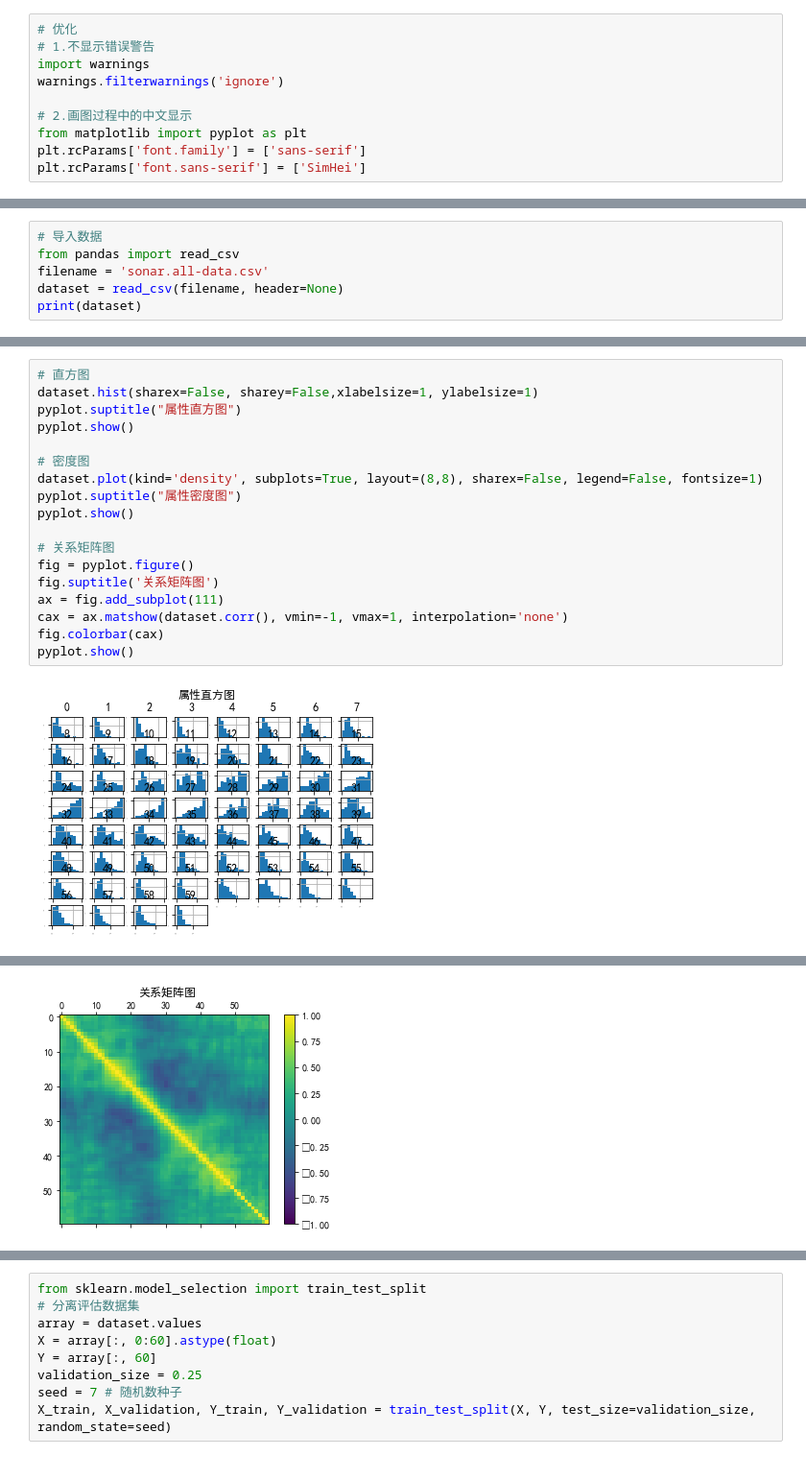
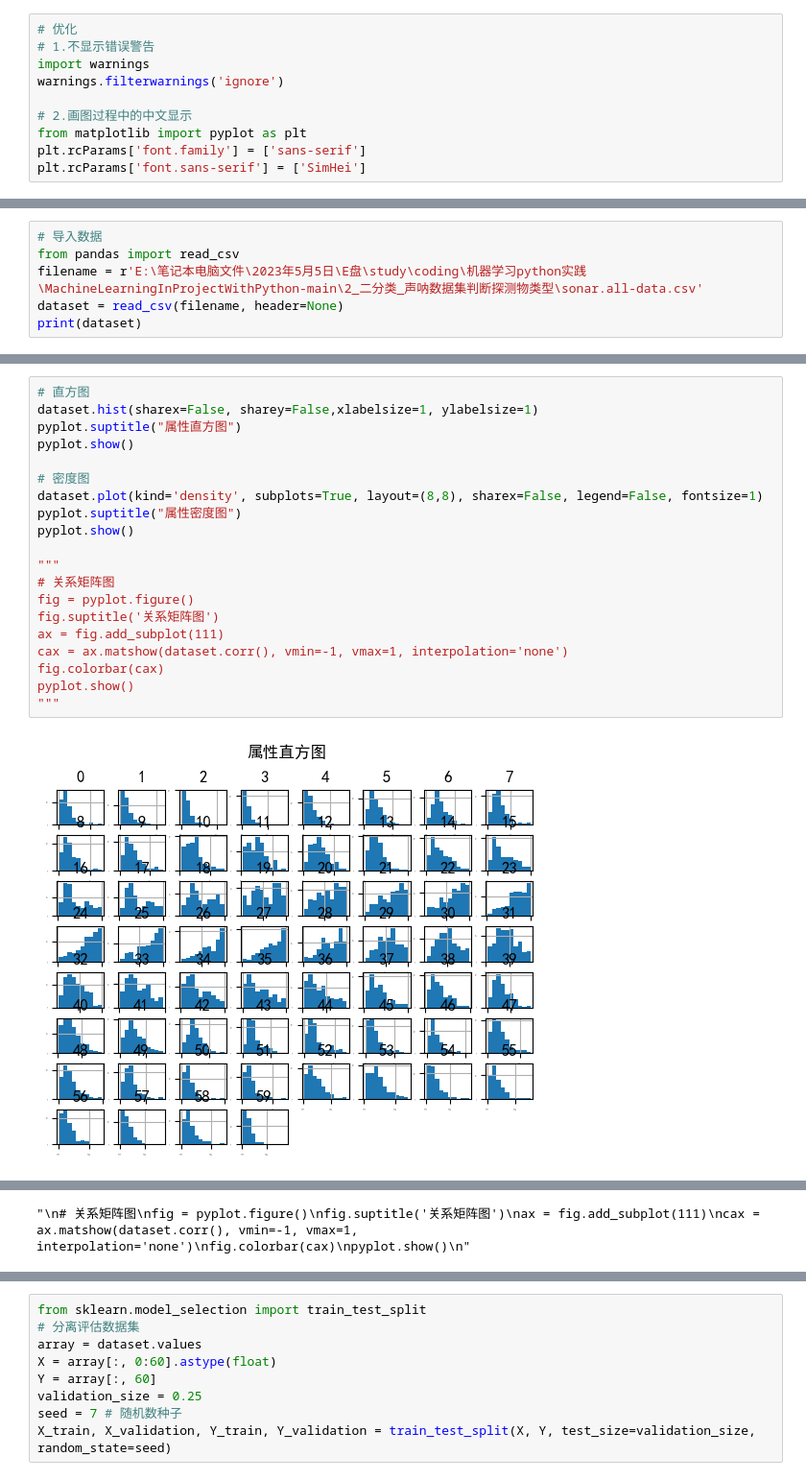
Before and after one commit to angellyao/MachineLearningInProject, a Jupyter notebook: 2_二分类_声呐数据集判断探测物类型/分类算法示例.ipynb, the cells around one changed output, grey strips where cells are left out. Shown: that part at 96% size. Saved outputs shown, nothing was run; the diff lists cells and outputs as text.

```diff
--- a/2_二分类_声呐数据集判断探测物类型/分类算法示例.ipynb
+++ b/2_二分类_声呐数据集判断探测物类型/分类算法示例.ipynb
@@ -19,7 +45,7 @@ plt.rcParams['font.sans-serif'] = ['SimHei']
 # %%
 # 导入数据
 from pandas import read_csv
-filename = 'sonar.all-data.csv'
+filename = r'E:\笔记本电脑文件\2023年5月5日\E盘\study\coding\机器学习python实践\MachineLearningInProjectWithPython-main\2_二分类_声呐数据集判断探测物类型\sonar.all-data.csv'
 dataset = read_csv(filename, header=None)
 print(dataset)
 # %% [output]
@@ -89,20 +115,22 @@ dtype: int64
 # %%
 # 直方图
 dataset.hist(sharex=False, sharey=False,xlabelsize=1, ylabelsize=1)
 pyplot.suptitle("属性直方图")
 pyplot.show()
 
 # 密度图
 dataset.plot(kind='density', subplots=True, layout=(8,8), sharex=False, legend=False, fontsize=1)
 pyplot.suptitle("属性密度图")
 pyplot.show()
 
+"""
 # 关系矩阵图
 fig = pyplot.figure()
 fig.suptitle('关系矩阵图')
 ax = fig.add_subplot(111)
 cax = ax.matshow(dataset.corr(), vmin=-1, vmax=1, interpolation='none')
 fig.colorbar(cax)
 pyplot.show()
+"""
 # %% [output]
-[figure, old version]
+[figure, new version]
@@ -110 +138 @@ pyplot.show()
-[figure, removed]
+"\n# 关系矩阵图\nfig = pyplot.figure()\nfig.suptitle('关系矩阵图')\nax = fig.add_subplot(111)\ncax = ax.matshow(dataset.corr(), vmin=-1, vmax=1, interpolation='none')\nfig.colorbar(cax)\npyplot.show()\n"
```
Also changed, not shown: parts of 40 cells of this notebook.
